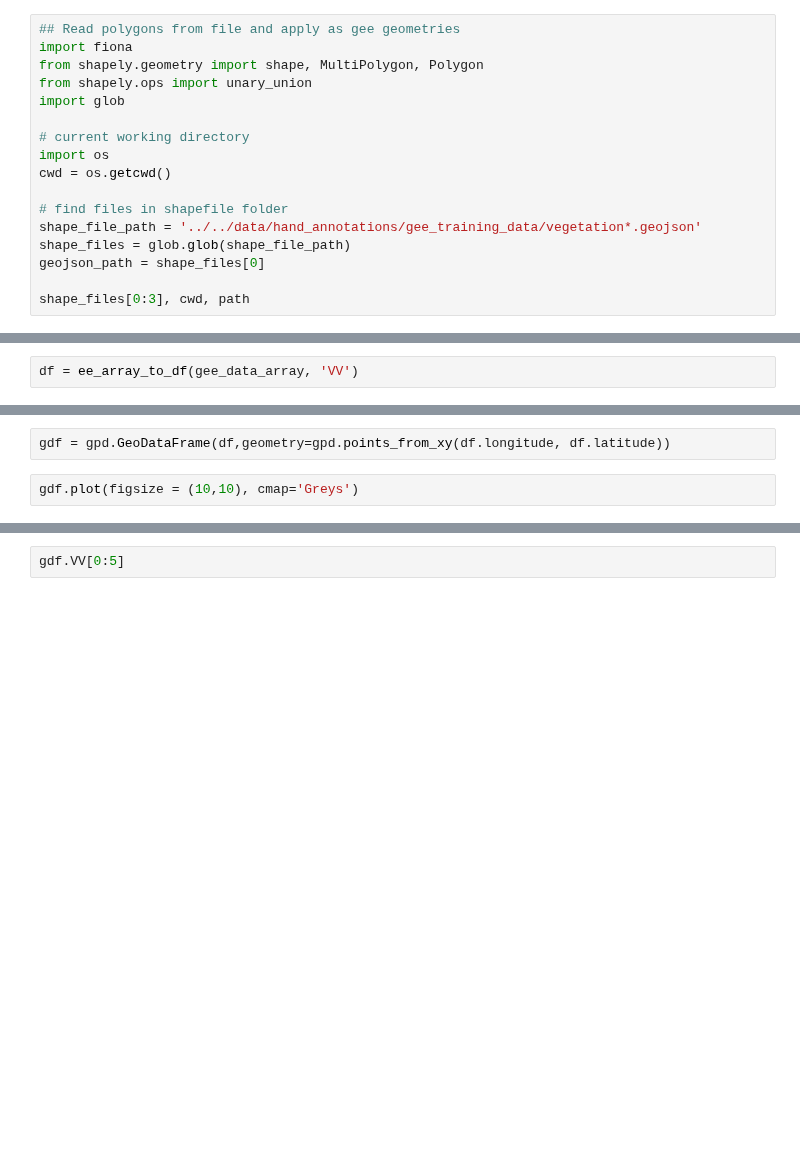
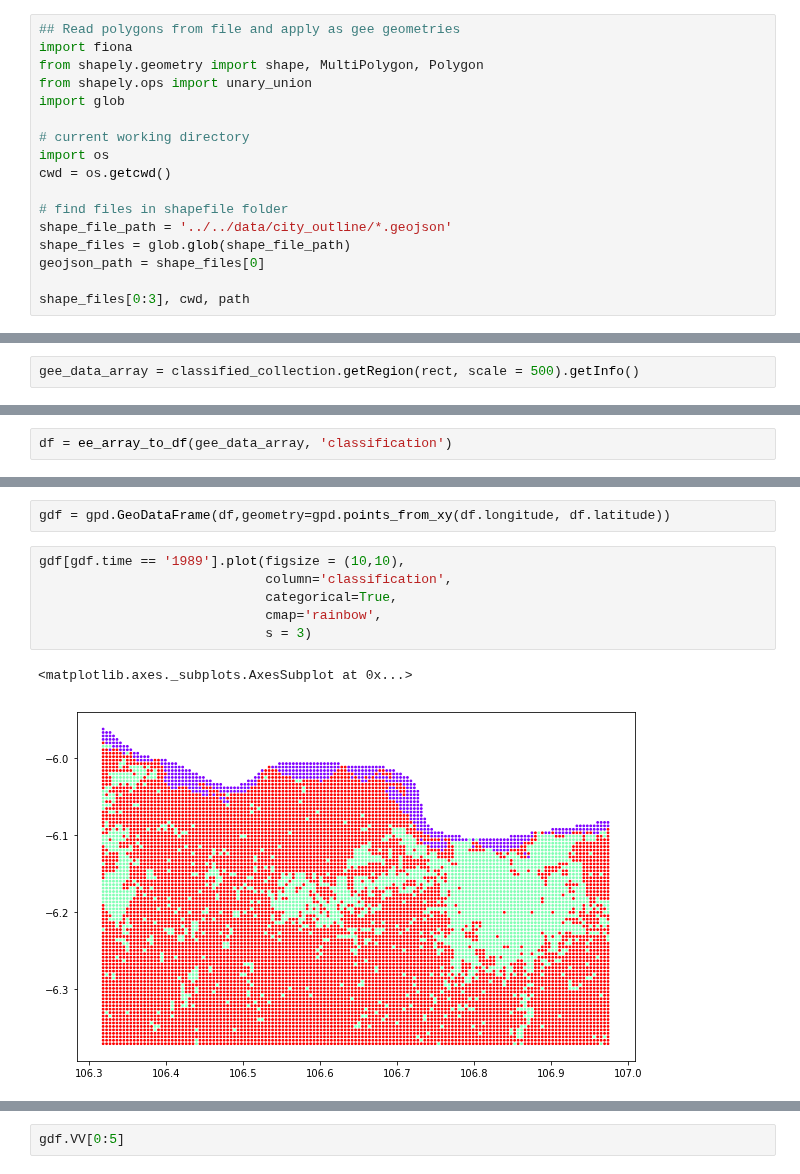
Before and after one commit to krakchris/rimbun.io, a Jupyter notebook: 03_Add_metadata/02_green_area_change/GEE_green_change.ipynb, the cells around one changed output, grey strips where cells are left out. Saved outputs shown, nothing was run; the diff lists cells and outputs as text; blank space fills up the shorter version.

```diff
--- a/03_Add_metadata/02_green_area_change/GEE_green_change.ipynb
+++ b/03_Add_metadata/02_green_area_change/GEE_green_change.ipynb
@@ -285,7 +122,7 @@ import os
 cwd = os.getcwd()
 
 # find files in shapefile folder
-shape_file_path = '../../data/hand_annotations/gee_training_data/vegetation*.geojson'
+shape_file_path = '../../data/city_outline/*.geojson'
 shape_files = glob.glob(shape_file_path)
 geojson_path = shape_files[0]
 
@@ -315,3 +250,5 @@ rect = geojson2gee(geojson_path)
+# %%
+gee_data_array = classified_collection.getRegion(rect, scale = 500).getInfo()
 # %%
 ## Example geometry structure
 # feature_geometry = {
@@ -399,4 +335,4 @@ for scale_factor in scale_list:
 # %% [output]
 succes at scale 10
 # %%
-df = ee_array_to_df(gee_data_array, 'VV')
+df = ee_array_to_df(gee_data_array, 'classification')
@@ -409,4 +368,11 @@ import geopandas as gpd
 # %%
 gdf = gpd.GeoDataFrame(df,geometry=gpd.points_from_xy(df.longitude, df.latitude))
 # %%
-gdf.plot(figsize = (10,10), cmap='Greys')
+gdf[gdf.time == '1989'].plot(figsize = (10,10),
+                             column='classification',
+                             categorical=True,
+                             cmap='rainbow',
+                             s = 3)
+# %% [output]
+<matplotlib.axes._subplots.AxesSubplot at 0x...>
+[figure, added]
```
Also changed, not shown: parts of 26 cells of this notebook.
